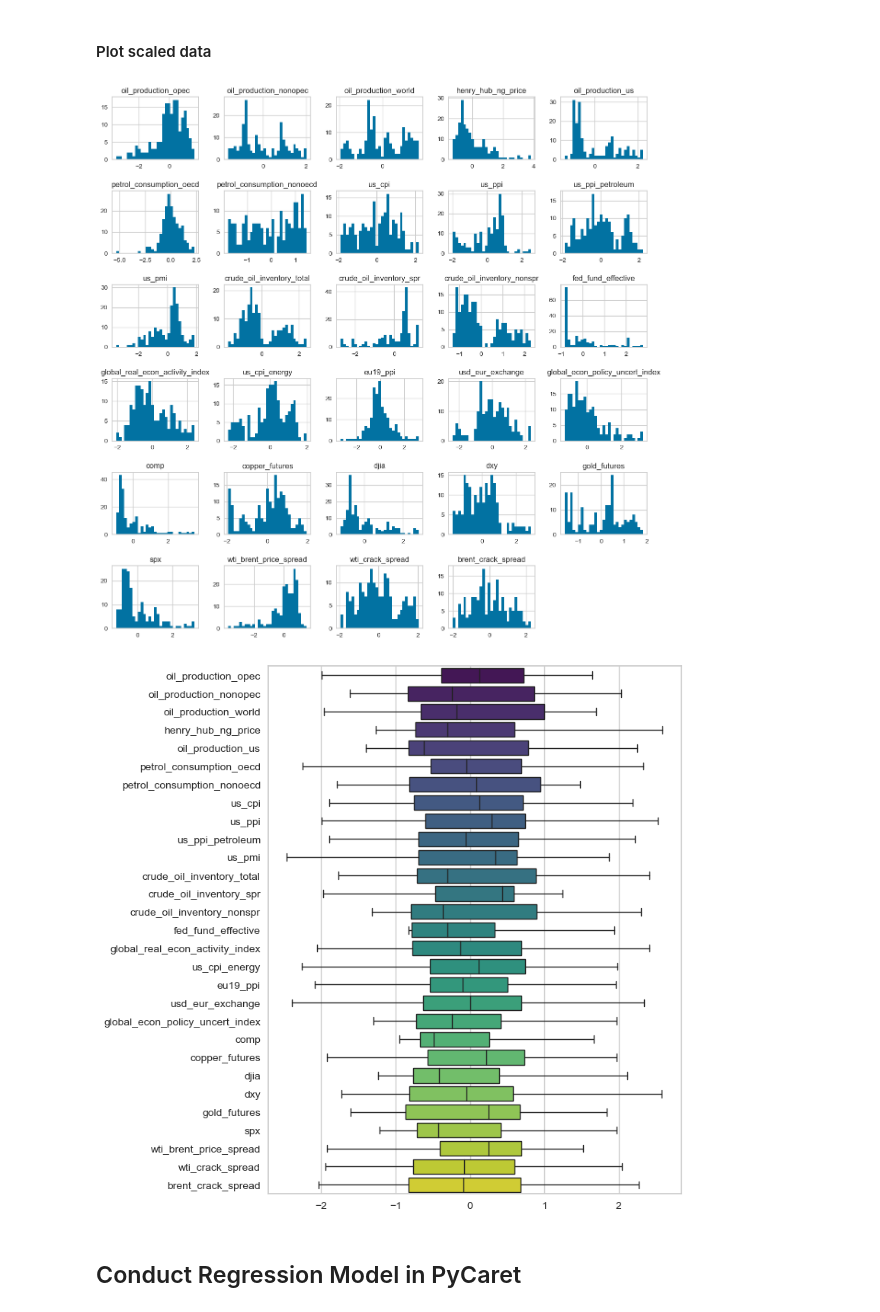
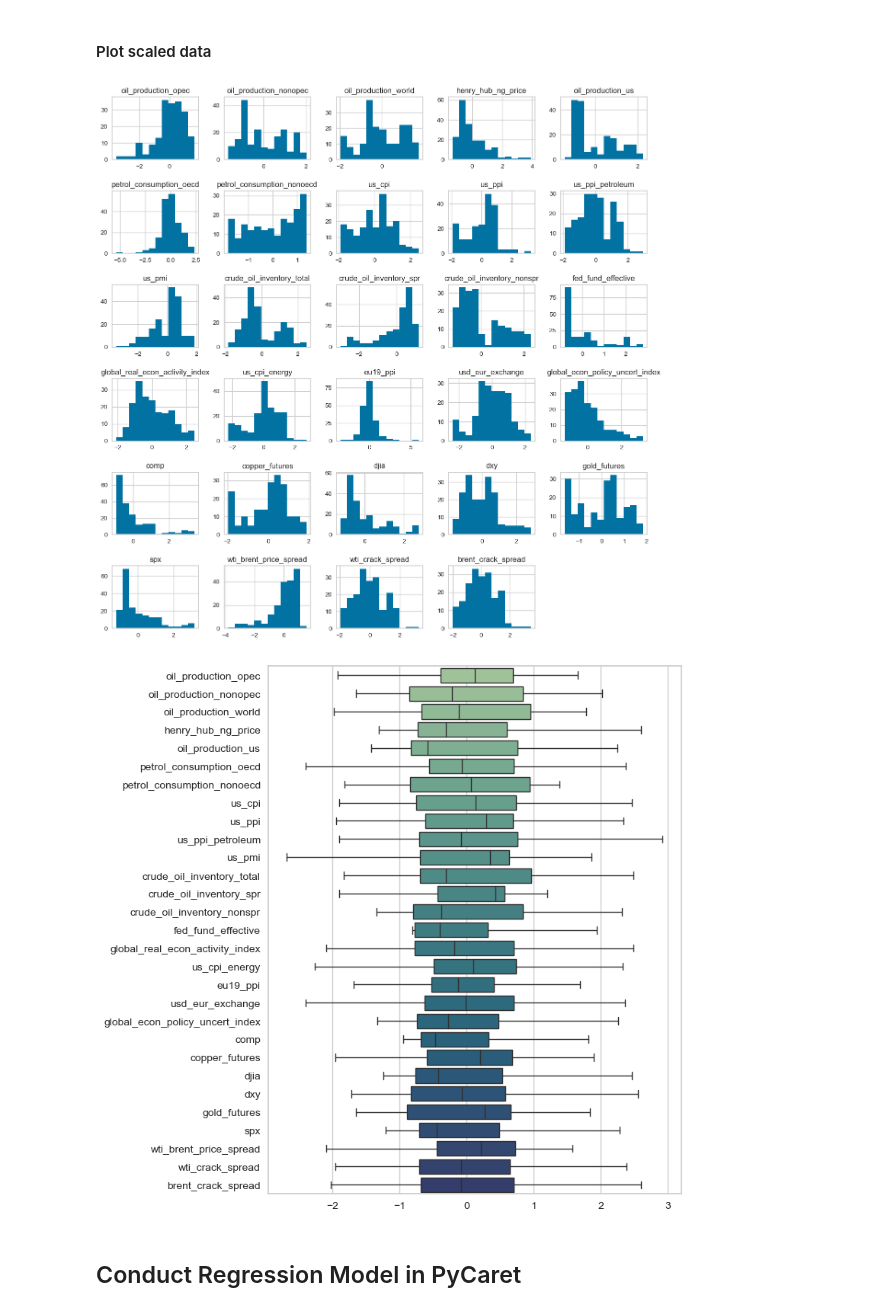
Before and after one commit to faridjn/WTI_Crude_Oil_Price_Prediction_Using_ML, a Jupyter notebook: notebooks/4.0_pre-processing_and_training.ipynb, the cells around one changed output. Drawn from its saved outputs; the diff is of its cells as text; code cells hidden in the pictures.

```diff
--- a/notebooks/4.0_pre-processing_and_training.ipynb
+++ b/notebooks/4.0_pre-processing_and_training.ipynb
@@ -43,6 +43,6 @@ import xlsxwriter
 ### n-month ahead prediction
 # %%
 # Define n-month ahead prediction (1-6)
-N_MONTH = 6
+N_MONTH = 1
 print(N_MONTH)
 # %% [output]
@@ -379,21 +400,22 @@ X_tr_scaled, X_te_scaled_df = scale_train_test_dataframes(X_tr, X_te)
 #Plot histogram of all  features
 #Call plt.subplots_adjust() with an argument hspace=0.5 to adjust the spacing
 #It's important you create legible and easy-to-read plots
-X_tr_scaled.hist(bins = 29, figsize=(15,15))
+X_tr_scaled.hist(bins = 12, figsize=(15,15))
 plt.subplots_adjust(hspace=0.5);
 # %% [output]
-[figure, old version]
+[figure, new version]
 # %%
 fig, ax = plt.subplots(figsize=(7,9))
+
 sns.boxplot(data = X_tr_scaled,
             orient = 'h',
             width=0.8,
-            palette='viridis',
+            palette='crest',
             linewidth= 1,
             sym = '')
 plt.show()
 # %% [output]
-[figure, old version]
+[figure, new version]
 # %% [markdown]
 ## Conduct Regression Model in PyCaret
 # %% [markdown]
```
Also changed, not shown: parts of 29 cells of this notebook, 15 other files.
